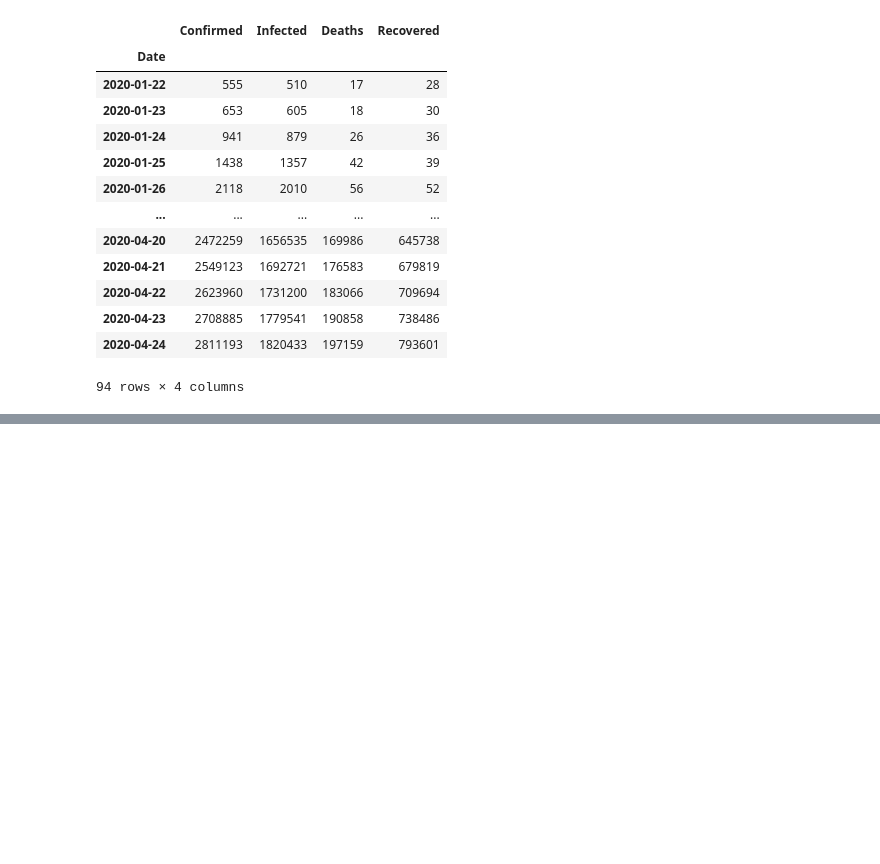
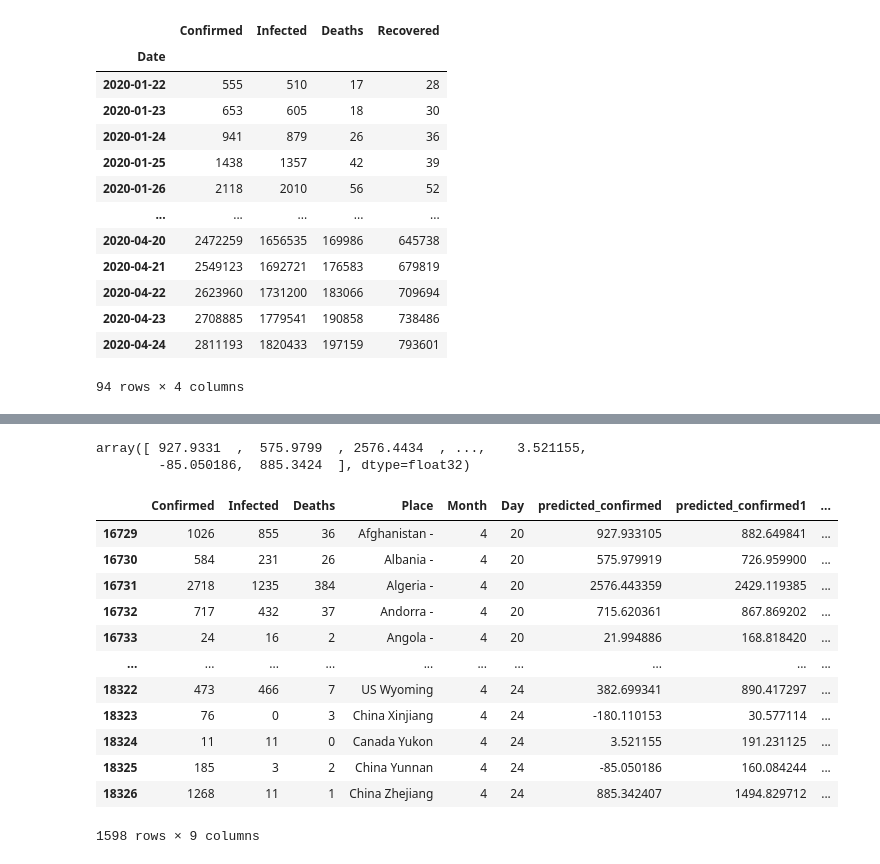
Before and after one commit to JakubSroka/COVID-19-prediction, a Jupyter notebook: Prediction.ipynb, the cells around one changed output, grey strips where cells are left out. Cells and saved outputs as stored; diff of their text form; code cells hidden in the pictures; blank space fills up the shorter version.

```diff
--- a/Prediction1.ipynb
+++ b/Prediction.ipynb
@@ -308,0 +376,9 @@ function usage in fitting:
+# %%
+XGBtestWithAnswers = test.copy()
+prepareDataForXGBRegressor(XGBtestWithAnswers)
+XGBtest = XGBtestWithAnswers.copy()
+del XGBtest['Confirmed']
+del XGBtest['Infected']
+del XGBtest['Deaths']
+XGBtest['Place'] = lb.transform(XGBtest['Place'])
+XGBtest
@@ -308,0 +399,3 @@ function usage in fitting:
+# %%
+x_train = scaler.fit_transform(XGBtraining.values)
+x_test = scaler.transform(XGBtest.values)
@@ -308,0 +424,10 @@ function usage in fitting:
+# %%
+rf1 = XGBRegressor(n_estimators = 1800 , random_state = 0 , max_depth = 4)
+rf1.fit(x_train,confirmed)
+
+rf = XGBRegressor(n_estimators = 200000)
+rf.fit(x_train,confirmed)
+
+
+rfd = XGBRegressor(n_estimators = 1800 , random_state = 0 , max_depth = 4)
+rfd.fit(x_train,deaths)
@@ -308,0 +444,31 @@ function usage in fitting:
+# %%
+cases_pred1 = rf1.predict(x_test)
+cases_pred = rf.predict(x_test)
+deths_pred = rfd.predict(x_test)
+
+cases_pred_train1 = rf1.predict(x_train)
+cases_pred_train = rf.predict(x_train)
+deths_pred_train = rfd.predict(x_train)
+cases_pred
+# %% [output]
+array([ 927.9331  ,  575.9799  , 2576.4434  , ...,    3.521155,
+        -85.050186,  885.3424  ], dtype=float32)
+# %%
+XGBtestWithAnswers["predicted_confirmed"] = cases_pred
+XGBtestWithAnswers["predicted_confirmed1"] = cases_pred1
+XGBtestWithAnswers["predicted_deaths"] = deths_pred
+XGBtestWithAnswers
+# %% [output]
+|  | Confirmed | Infected | Deaths | Place | Month | Day | predicted_confirmed | predicted_confirmed1 | ... |
+| 16729 | 1026 | 855 | 36 | Afghanistan - | 4 | 20 | 927.933105 | 882.649841 | ... |
+| 16730 | 584 | 231 | 26 | Albania - | 4 | 20 | 575.979919 | 726.959900 | ... |
+| 16731 | 2718 | 1235 | 384 | Algeria - | 4 | 20 | 2576.443359 | 2429.119385 | ... |
+| 16732 | 717 | 432 | 37 | Andorra - | 4 | 20 | 715.620361 | 867.869202 | ... |
+| 16733 | 24 | 16 | 2 | Angola - | 4 | 20 | 21.994886 | 168.818420 | ... |
+| ... | ... | ... | ... | ... | ... | ... | ... | ... | ... |
+| 18322 | 473 | 466 | 7 | US Wyoming | 4 | 24 | 382.699341 | 890.417297 | ... |
+| 18323 | 76 | 0 | 3 | China Xinjiang | 4 | 24 | -180.110153 | 30.577114 | ... |
+| 18324 | 11 | 11 | 0 | Canada Yukon | 4 | 24 | 3.521155 | 191.231125 | ... |
+| 18325 | 185 | 3 | 2 | China Yunnan | 4 | 24 | -85.050186 | 160.084244 | ... |
+| 18326 | 1268 | 11 | 1 | China Zhejiang | 4 | 24 | 885.342407 | 1494.829712 | ... |
+1598 rows × 9 columns
```
Also changed, not shown: parts of 33 cells of this notebook, 2 other files.
